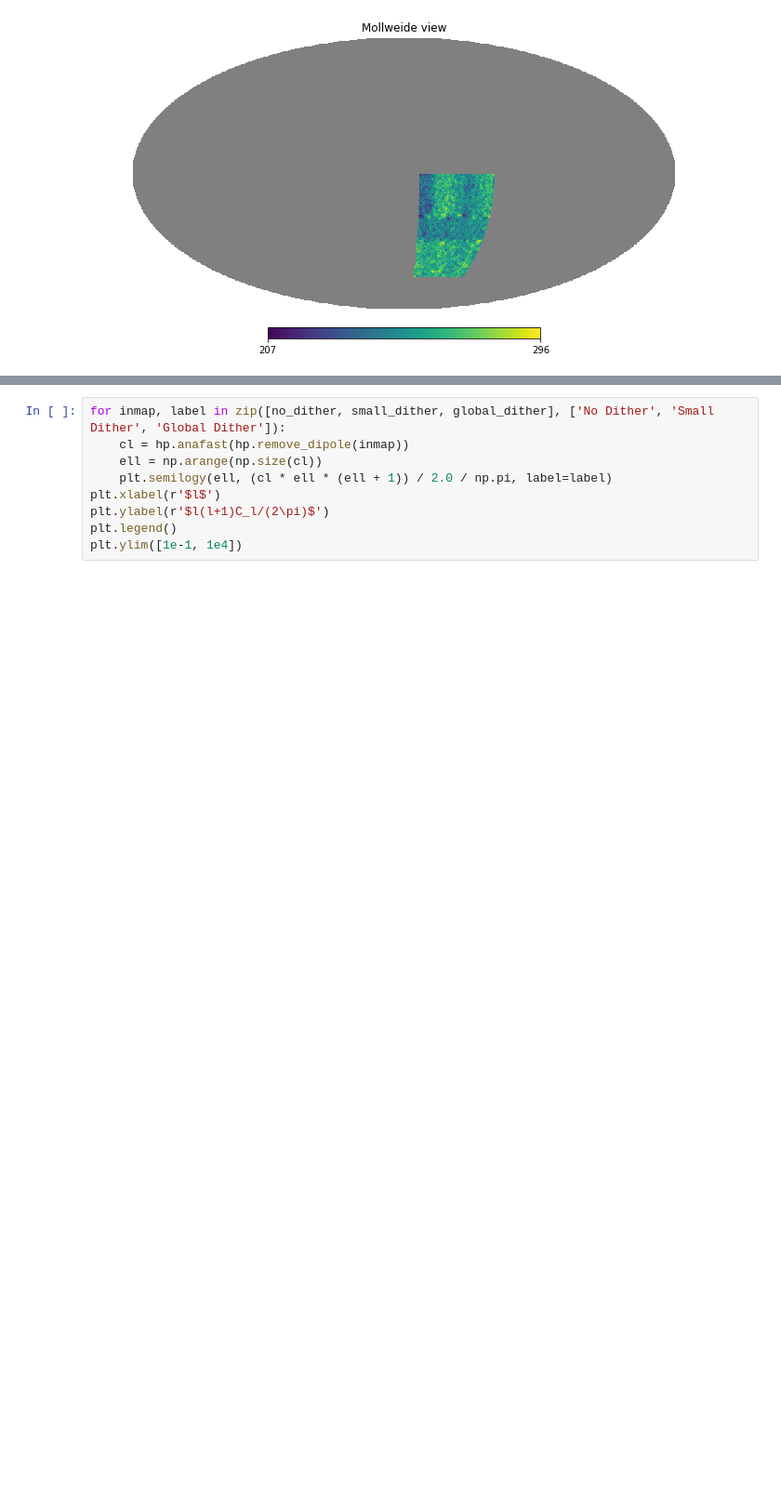
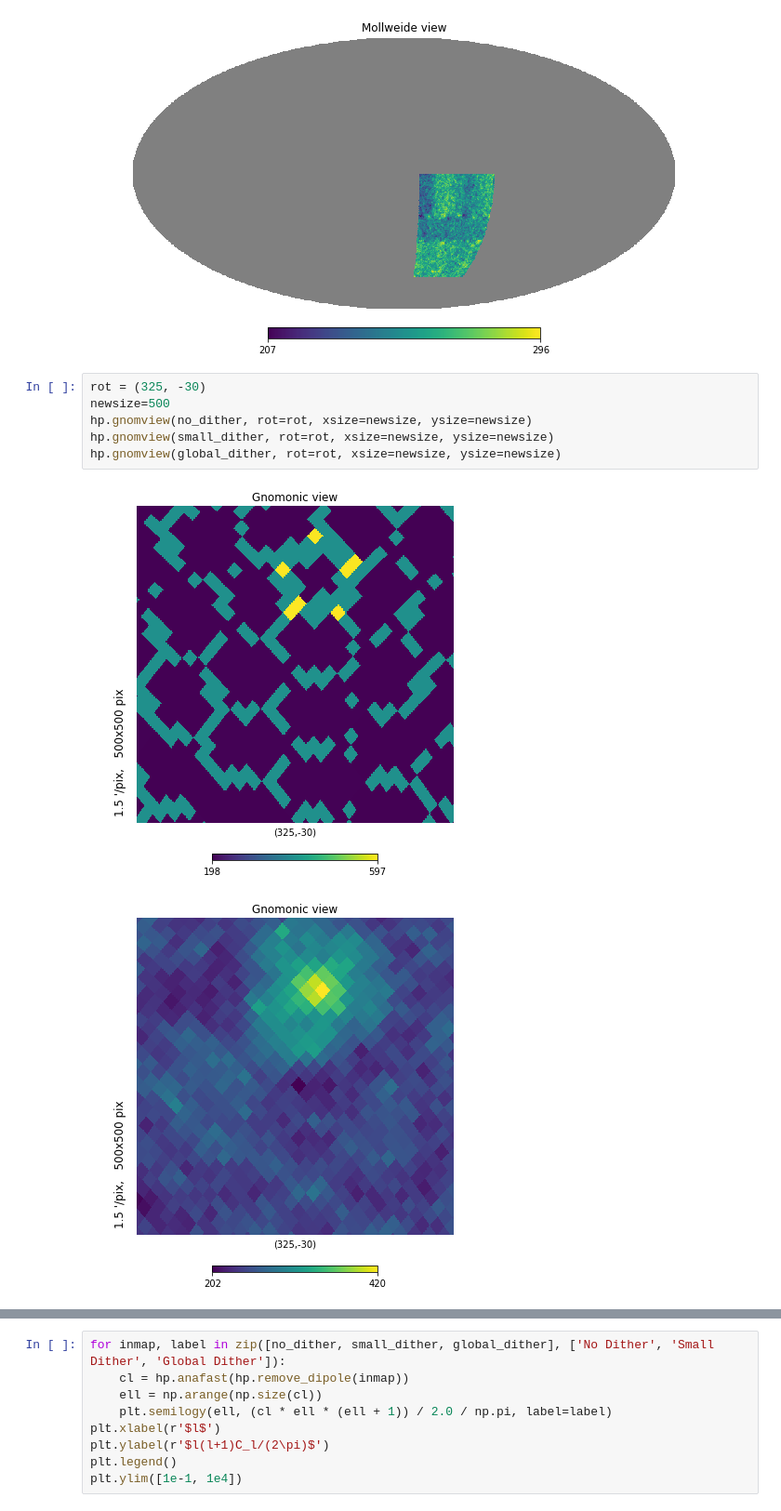
Before and after one commit to yoachim/19_Scratch, a Jupyter notebook: dither_plots/dither example.ipynb, the cells around one changed output, grey strips where cells are left out. Shown at 93% size. Cells and saved outputs as stored; diff of their text form; blank space fills up the shorter version.

```diff
--- a/dither_plots/dither example.ipynb
+++ b/dither_plots/dither example.ipynb
@@ -118,3 +118,12 @@ hp.mollview(global_dither)
 [figure]
 [figure]
 [figure]
+# %%
+rot = (325, -30)
+newsize=500
+hp.gnomview(no_dither, rot=rot, xsize=newsize, ysize=newsize)
+hp.gnomview(small_dither, rot=rot, xsize=newsize, ysize=newsize)
+hp.gnomview(global_dither, rot=rot, xsize=newsize, ysize=newsize)
+# %% [output]
+[figure, added]
+[figure, added]
```
Also changed, not shown: parts of 3 cells of this notebook.
